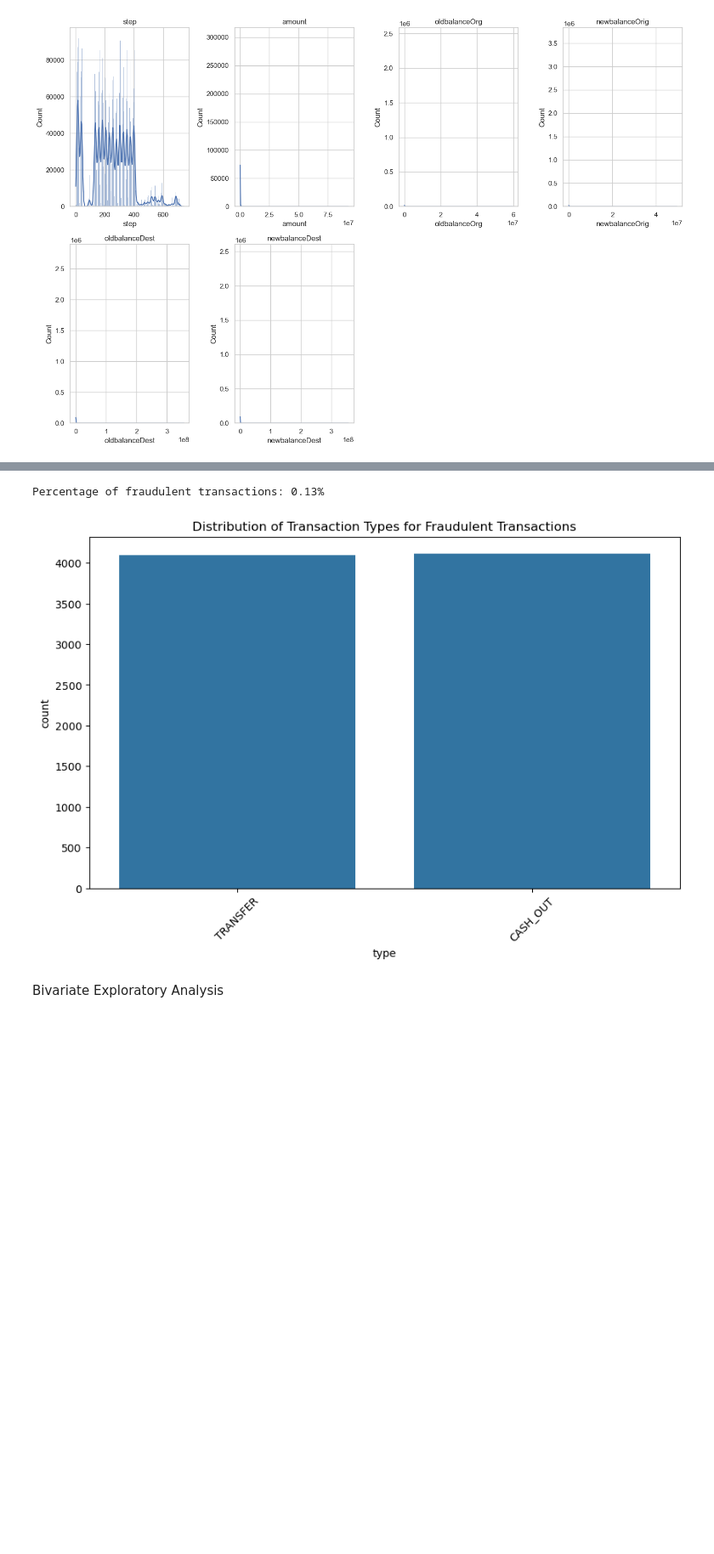
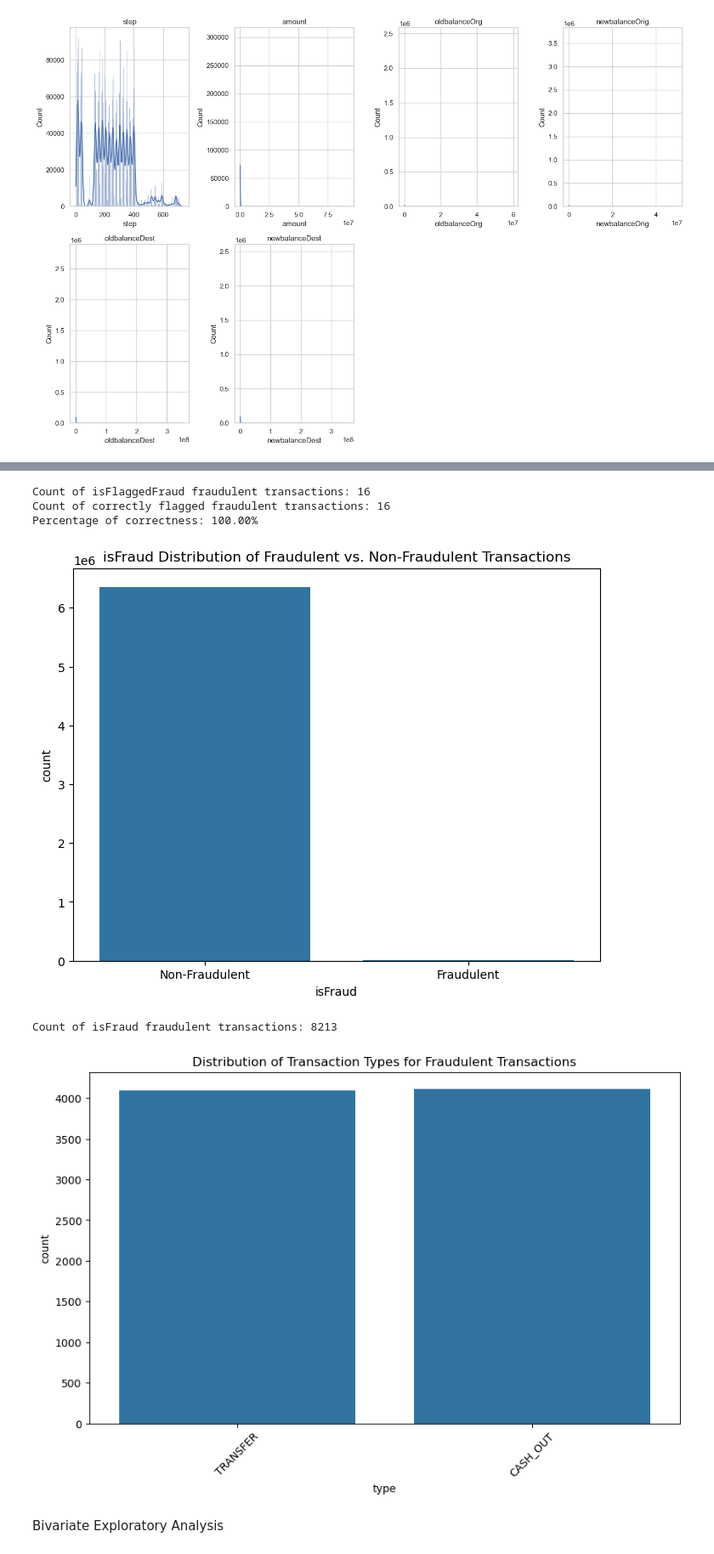
Before and after one commit to Seribii1o1/ML_Financial_Fraud_Detection, a Jupyter notebook: code/EDA.ipynb, the cells around one changed output, grey strips where cells are left out. Shown at 85% size. Saved outputs shown, nothing was run; the diff lists cells and outputs as text; code cells hidden in the pictures; blank space fills up the shorter version.

Commit message:
Naive model analysis

```diff
--- a/code/EDA.ipynb
+++ b/code/EDA.ipynb
@@ -32,7 +32,7 @@ import matplotlib.pyplot as plt
 import seaborn as sns
 # %%
 # Load csv file
-df = pd.read_csv('/Users/sa26/Documents/GitHub/ML_Financial_Fraud_Detection/data/log.csv')
+df = pd.read_csv('/Users/sa26/Documents/GitHub/ML_Financial_Fraud_Detection/data/raw/log.csv')
 
 # print out the first 5 rows of data
 df.head()
@@ -153,14 +183,38 @@ plt.title("Distribution of Transaction Types")
 plt.xticks(rotation=45)
 plt.show()
 
-# Class imbalance analysis
+# isFlaggedFraud Distribution
+
 plt.figure(figsize=(8, 6))
-sns.countplot(x="isFraud", data=df)
-plt.title("Class Distribution: Fraudulent vs. Non-Fraudulent Transactions")
+sns.countplot(x="isFlaggedFraud", data=df)
+plt.title("isFlaggedFraud Distribution of Fraudulent vs. Non-Fraudulent Transactions")
 plt.xticks([0, 1], ["Non-Fraudulent", "Fraudulent"])
 plt.show()
 
-print(f"Percentage of fraudulent transactions: {df['isFraud'].mean()*100:.2f}%")
+print(f"Count of isFlaggedFraud fraudulent transactions: {df[df['isFlaggedFraud'] == 1].shape[0]}")
+
+# Calculate the count of transactions where isFlaggedFraud == 1 and isFraud == 1
+correct_flagged_fraud_count = df[(df['isFlaggedFraud'] == 1) & (df['isFraud'] == 1)].shape[0]
+
+# Calculate the total number of flagged transactions
+total_flagged_fraud = df[df['isFlaggedFraud'] == 1].shape[0]
+
+# Calculate the percentage of correctness
+percentage_correct = (correct_flagged_fraud_count / total_flagged_fraud) * 100 if total_flagged_fraud > 0 else 0
+
+# Print the results
+print(f"Count of correctly flagged fraudulent transactions: {correct_flagged_fraud_count}")
+print(f"Percentage of correctness: {percentage_correct:.2f}%")
+
+# isFraud Distribution
+
+plt.figure(figsize=(8, 6))
+sns.countplot(x="isFraud", data=df)
+plt.title("isFraud Distribution of Fraudulent vs. Non-Fraudulent Transactions")
+plt.xticks([0, 1], ["Non-Fraudulent", "Fraudulent"])
+plt.show()
+
+print(f"Count of isFraud fraudulent transactions: {df[df['isFraud'] == 1].shape[0]}")
 
 # Transaction Type Distribution for Fraudulent Transactions
 # Filter the dataframe to show only fraudulent transactions
@@ -177,5 +231,9 @@ plt.show()
-Percentage of fraudulent transactions: 0.13%
+Count of isFlaggedFraud fraudulent transactions: 16
+Count of correctly flagged fraudulent transactions: 16
+Percentage of correctness: 100.00%
-[figure, old version]
+[figure, new version]
+Count of isFraud fraudulent transactions: 8213
+[figure, added]
 # %% [markdown]
 Bivariate Exploratory Analysis
 # %%
```
Also changed, not shown: parts of 5 cells of this notebook.
